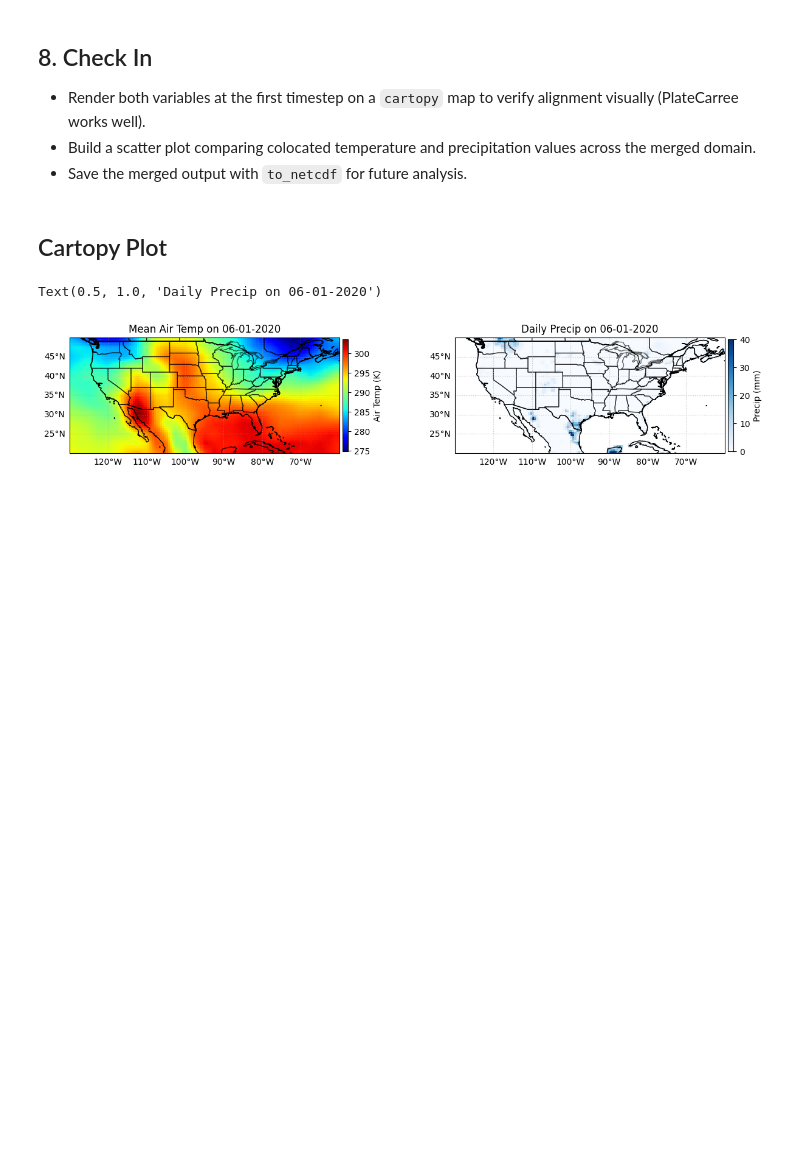
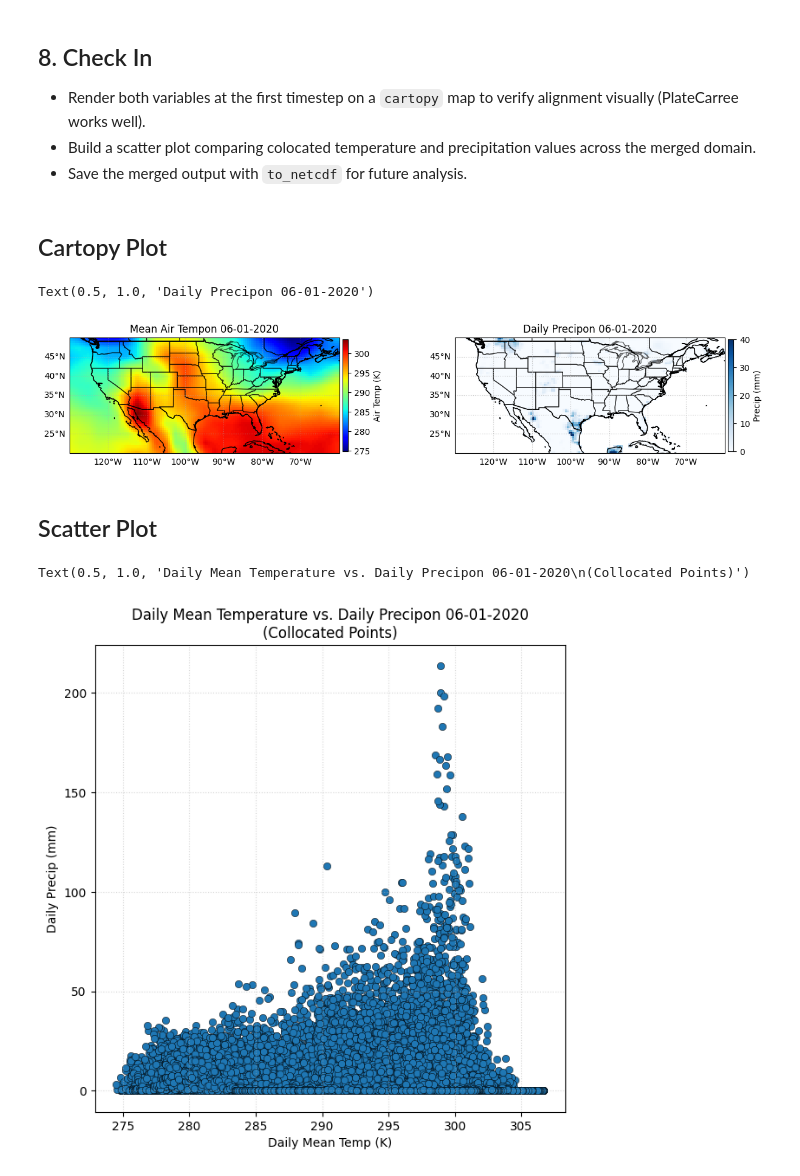
Before and after one commit to domenicbrooks33/ATMS-523-Module-3-CheckIn, a Jupyter notebook: notebooks/merge_climate_datasets_exercise.ipynb, the cells around one changed output. Saved outputs shown, nothing was run; the diff lists cells and outputs as text; code cells hidden in the pictures; blank space fills up the shorter version.

Commit message:
Finished check in, both plots done

```diff
--- a/notebooks/merge_climate_datasets_exercise.ipynb
+++ b/notebooks/merge_climate_datasets_exercise.ipynb
@@ -177,7 +154,8 @@ ax[0].add_feature(cfeature.COASTLINE, edgecolor="black")
 ax[0].add_feature(cfeature.BORDERS, edgecolor="black")
 
 # Add a title
-ax[0].set_title(f'Mean Air Temp on {pd.to_datetime(air_temp1.time.values).strftime("%m-%d-%Y")}')
+ax[0].set_title(f'Mean Air Temp'
+                f'on {pd.to_datetime(air_temp1.time.values).strftime("%m-%d-%Y")}')
 
 ################### Precip plot #####################
 a = ax[1].pcolormesh(precip1.lon, precip1.lat, precip1, transform=proj, cmap='Blues', vmin=0, vmax=40)
@@ -197,7 +175,32 @@ ax[1].add_feature(cfeature.COASTLINE, edgecolor="black")
 ax[1].add_feature(cfeature.BORDERS, edgecolor="black")
 
 # Add a title
-ax[1].set_title(f'Daily Precip on {pd.to_datetime(air_temp1.time.values).strftime("%m-%d-%Y")}')
+ax[1].set_title(f'Daily Precip'
+                f'on {pd.to_datetime(air_temp1.time.values).strftime("%m-%d-%Y")}')
 # %% [output]
-Text(0.5, 1.0, 'Daily Precip on 06-01-2020')
+Text(0.5, 1.0, 'Daily Precipon 06-01-2020')
 [figure]
+# %% [markdown]
+## Scatter Plot
+# %%
+# Flatten data to 1D
+airtemp_1d = merged['air'].values.flatten()
+precip_1d = merged['precip'].values.flatten()
+# %%
+#Create figure
+fig, ax = plt.subplots(figsize=(7,7))
+
+# Scatter points (temp on x, precip on y)
+ax.scatter(airtemp_1d, precip_1d, edgecolors='black',linewidths=0.35)
+ax.grid(alpha=0.5, linestyle=':')
+
+ax.set_ylabel('Daily Precip (mm)')
+ax.set_xlabel('Daily Mean Temp (K)')
+ax.set_title(
+    f"Daily Mean Temperature vs. Daily Precip"
+    f"on {pd.to_datetime(air_temp1.time.values).strftime('%m-%d-%Y')}\n"
+    f"(Collocated Points)"
+)
+# %% [output]
+Text(0.5, 1.0, 'Daily Mean Temperature vs. Daily Precipon 06-01-2020\n(Collocated Points)')
+[figure, added]
```
Also changed, not shown: parts of 2 cells of this notebook, 1 other file.
